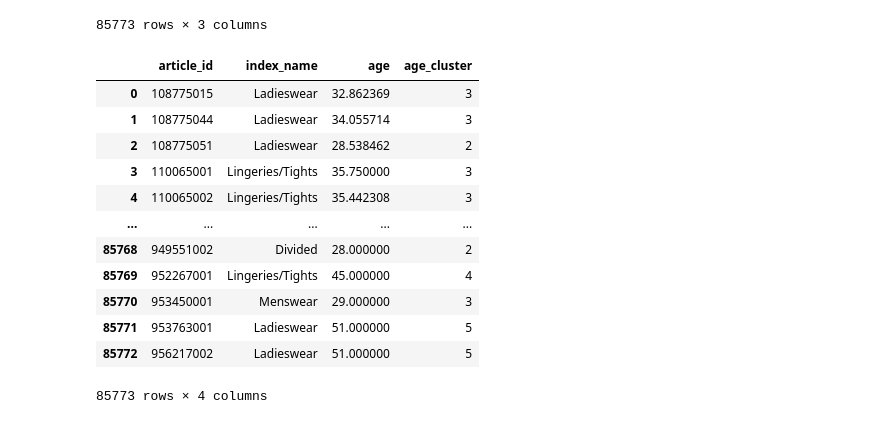
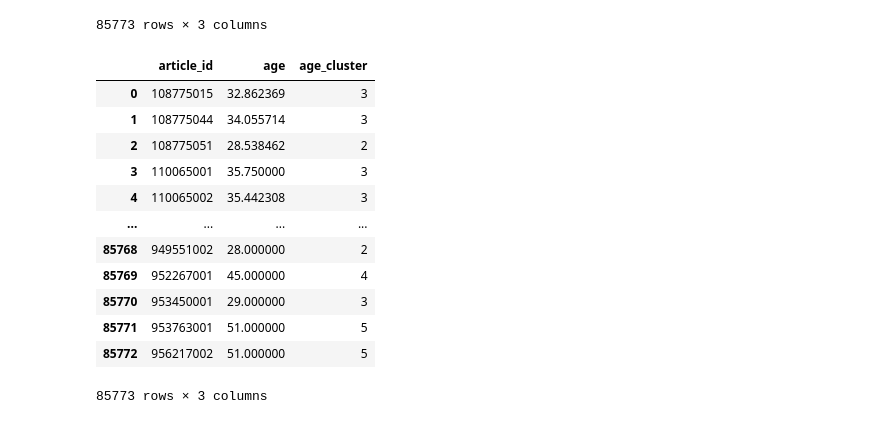
Before and after one commit to nraffa/H-M-Personalized-Fashion-Recommendations, a Jupyter notebook: EDA_Modeling.ipynb, the cells around one changed output. Drawn from its saved outputs; the diff is of its cells as text; code cells hidden in the pictures.

```diff
--- a/EDA_Modeling.ipynb
+++ b/EDA_Modeling.ipynb
@@ -305,19 +325,3 @@ age_to_articles['age_cluster'] = age_to_articles['age'].apply(
     else 3 if x < plot_age_cluster.loc[2, 'age_cluster']
     else 4 if x < plot_age_cluster.loc[3, 'age_cluster']
     else 5)
-# %%
-age_to_articles
-# %% [output]
-|  | article_id | index_name | age | age_cluster |
-| 0 | 108775015 | Ladieswear | 32.862369 | 3 |
-| 1 | 108775044 | Ladieswear | 34.055714 | 3 |
-| 2 | 108775051 | Ladieswear | 28.538462 | 2 |
-| 3 | 110065001 | Lingeries/Tights | 35.750000 | 3 |
-| 4 | 110065002 | Lingeries/Tights | 35.442308 | 3 |
-| ... | ... | ... | ... | ... |
-| 85768 | 949551002 | Divided | 28.000000 | 2 |
-| 85769 | 952267001 | Lingeries/Tights | 45.000000 | 4 |
-| 85770 | 953450001 | Menswear | 29.000000 | 3 |
-| 85771 | 953763001 | Ladieswear | 51.000000 | 5 |
-| 85772 | 956217002 | Ladieswear | 51.000000 | 5 |
-85773 rows × 4 columns
@@ -324,2 +330,18 @@ age_to_articles
+# %%
+age_to_articles_merge
+# %% [output]
+|  | article_id | age | age_cluster |
+| 0 | 108775015 | 32.862369 | 3 |
+| 1 | 108775044 | 34.055714 | 3 |
+| 2 | 108775051 | 28.538462 | 2 |
+| 3 | 110065001 | 35.750000 | 3 |
+| 4 | 110065002 | 35.442308 | 3 |
+| ... | ... | ... | ... |
+| 85768 | 949551002 | 28.000000 | 2 |
+| 85769 | 952267001 | 45.000000 | 4 |
+| 85770 | 953450001 | 29.000000 | 3 |
+| 85771 | 953763001 | 51.000000 | 5 |
+| 85772 | 956217002 | 51.000000 | 5 |
+85773 rows × 3 columns
 # %%
 #merge the age_cluster column from age_to_articles to the articles dataset
```
Also changed, not shown: parts of 25 cells of this notebook.
